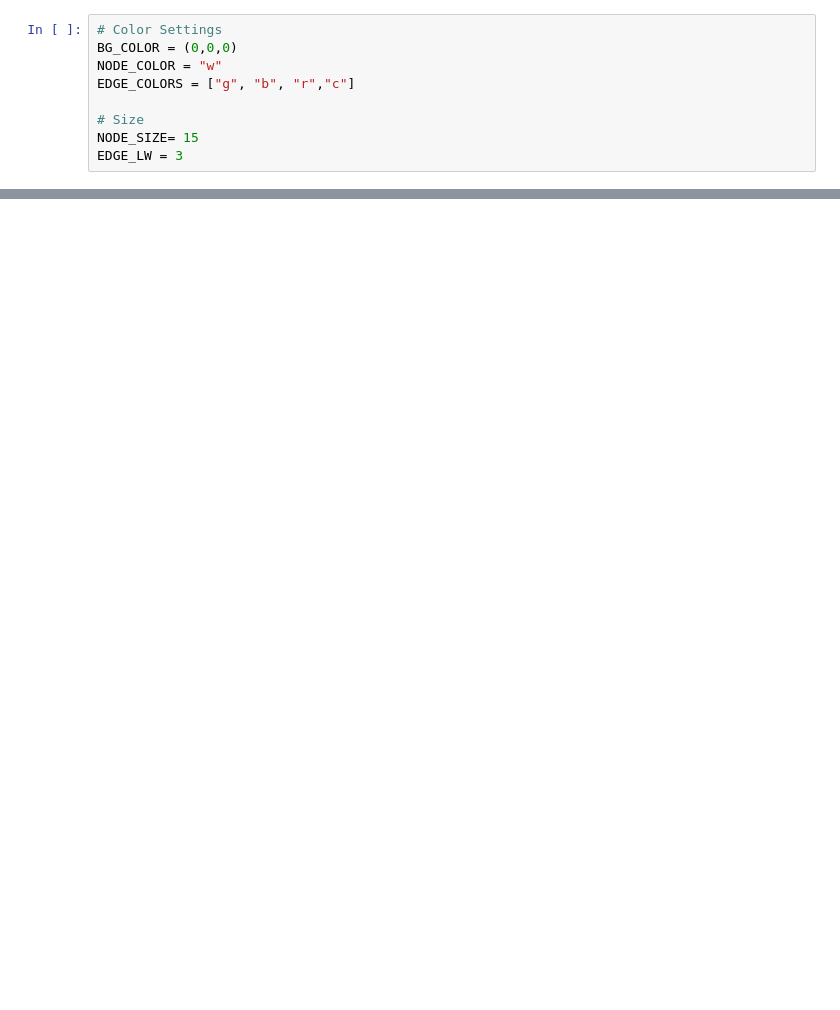
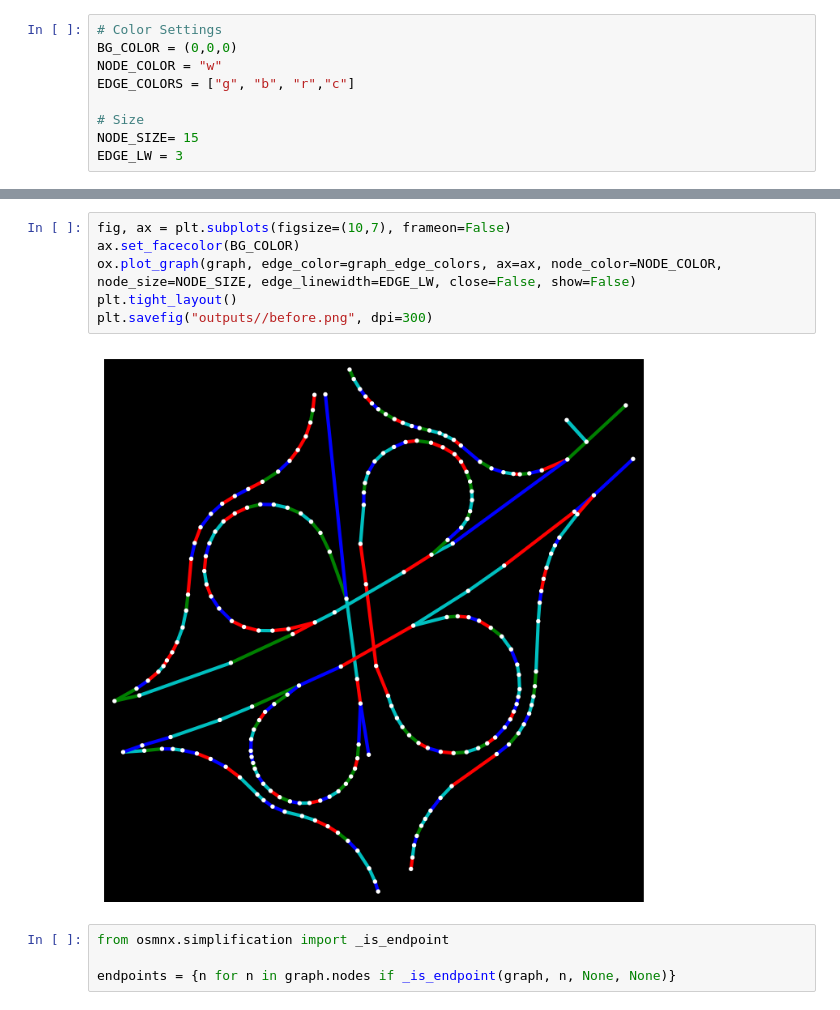
Before and after one commit to milad-4274/osm_graph_simplification, a Jupyter notebook: content_creation.ipynb, the cells around one changed output, grey strips where cells are left out. Cells and saved outputs as stored; diff of their text form; blank space fills up the shorter version.

```diff
--- a/content_creation.ipynb
+++ b/content_creation.ipynb
@@ -59,0 +42,12 @@ plt.show()
+# %%
+fig, ax = plt.subplots(figsize=(10,7), frameon=False)
+ax.set_facecolor(BG_COLOR)
+ox.plot_graph(graph, edge_color=graph_edge_colors, ax=ax, node_color=NODE_COLOR, node_size=NODE_SIZE, edge_linewidth=EDGE_LW, close=False, show=False)
+plt.tight_layout()
+plt.savefig("outputs//before.png", dpi=300)
+# %% [output]
+[figure, added]
+# %%
+from osmnx.simplification import _is_endpoint
+
+endpoints = {n for n in graph.nodes if _is_endpoint(graph, n, None, None)}
```
Also changed, not shown: parts of 5 cells of this notebook, 1 other file.
